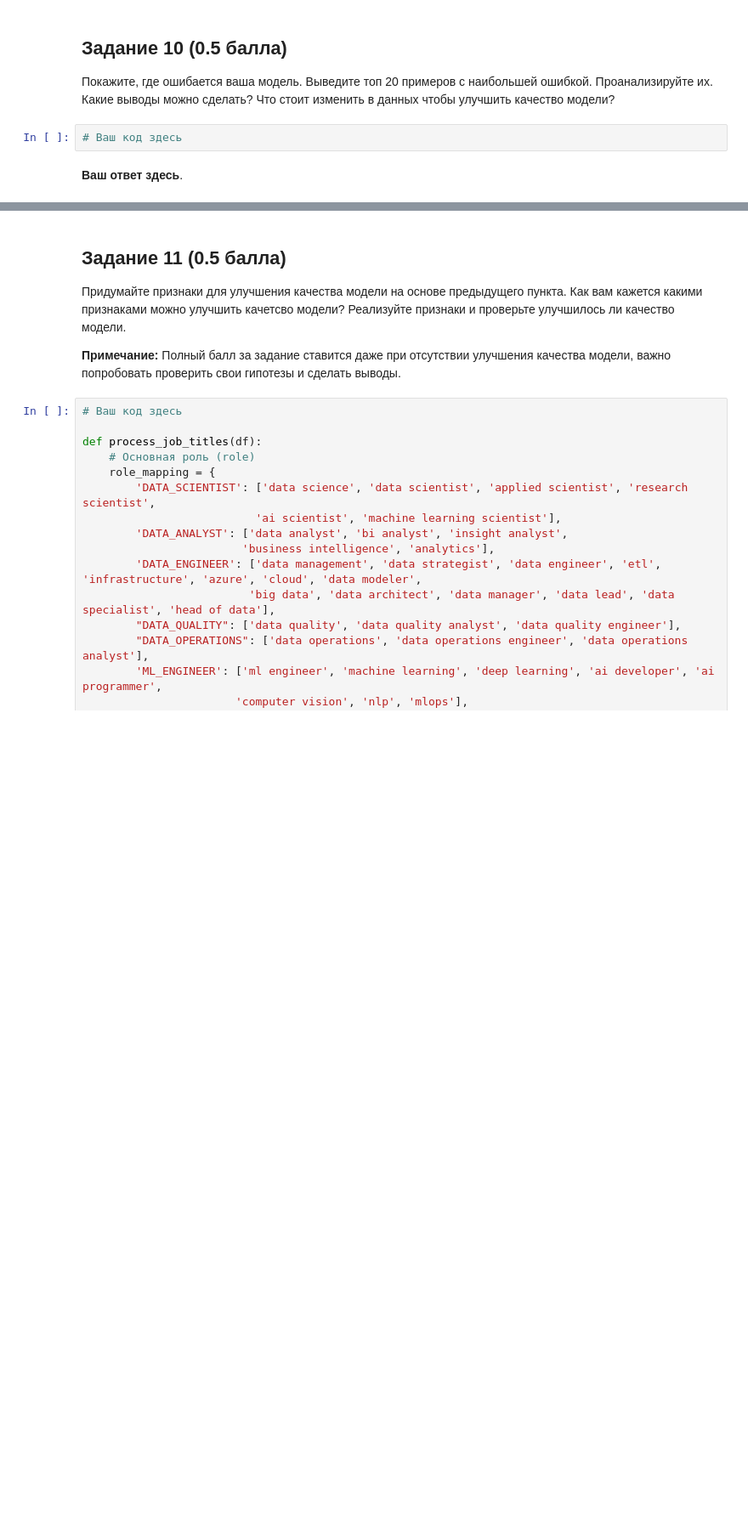
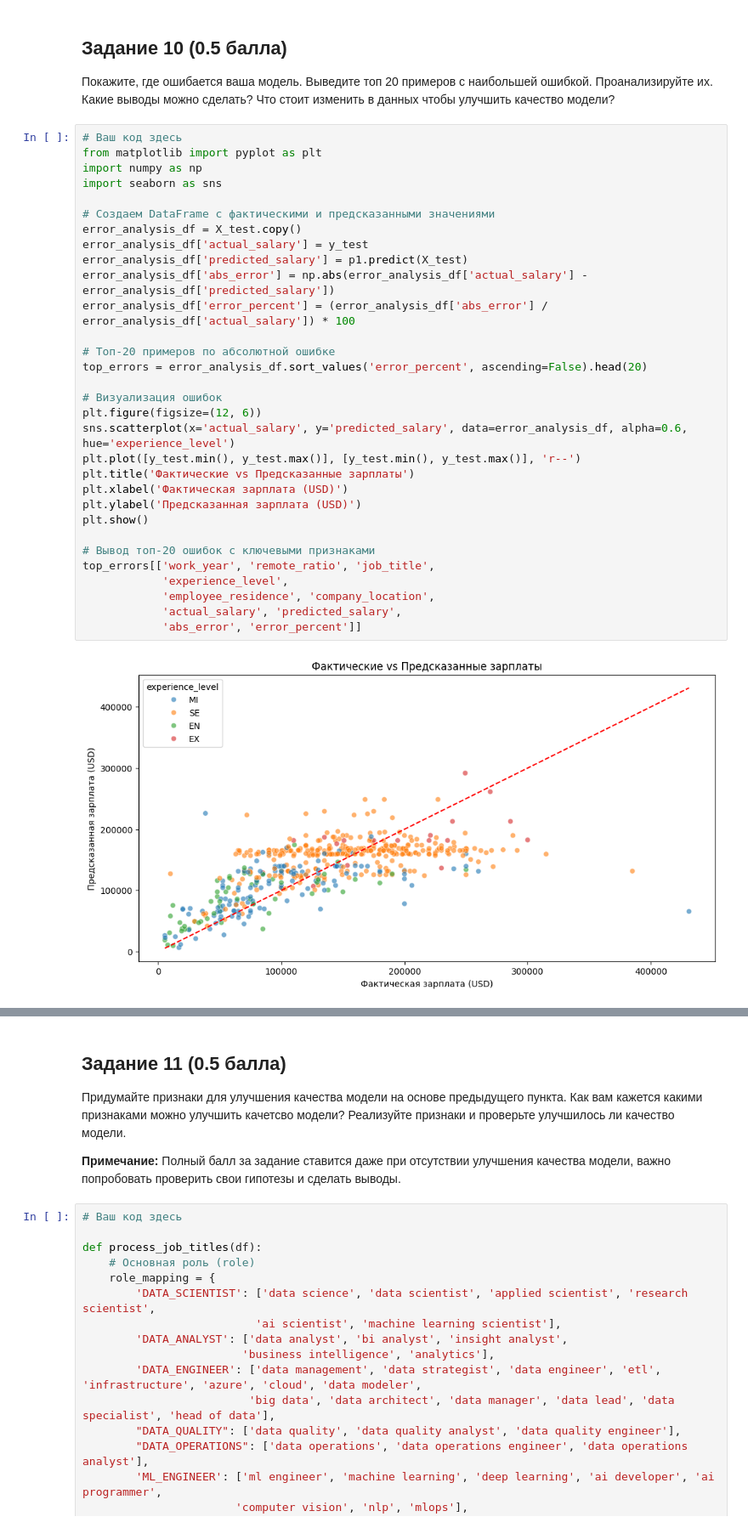
Before and after one commit to psaw/hse-ai24-ml, a Jupyter notebook: hw-5/AI_HW5_boosting_base.ipynb, the cells around one changed output, grey strips where cells are left out. Shown at 85% size. Cells and saved outputs as stored; diff of their text form; blank space fills up the shorter version.

```diff
--- a/hw-5/AI_HW5_boosting_base.ipynb
+++ b/hw-5/AI_HW5_boosting_base.ipynb
@@ -452,7 +563,36 @@ RMSE: 62433.34798150249
 ## **Задание 10 (0.5 балла)**
 
 Покажите, где ошибается ваша модель. Выведите топ 20 примеров с наибольшей ошибкой. Проанализируйте их. Какие выводы можно сделать? Что стоит изменить в данных чтобы улучшить качество модели?
-# %%
-# Ваш код здесь
-# %% [markdown]
-**Ваш ответ здесь**.
+# %%
+# Ваш код здесь
+from matplotlib import pyplot as plt
+import numpy as np
+import seaborn as sns
+
+# Создаем DataFrame с фактическими и предсказанными значениями
+error_analysis_df = X_test.copy()
+error_analysis_df['actual_salary'] = y_test
+error_analysis_df['predicted_salary'] = p1.predict(X_test)
+error_analysis_df['abs_error'] = np.abs(error_analysis_df['actual_salary'] - error_analysis_df['predicted_salary'])
+error_analysis_df['error_percent'] = (error_analysis_df['abs_error'] / error_analysis_df['actual_salary']) * 100
+
+# Топ-20 примеров по абсолютной ошибке
+top_errors = error_analysis_df.sort_values('error_percent', ascending=False).head(20)
+
+# Визуализация ошибок
+plt.figure(figsize=(12, 6))
+sns.scatterplot(x='actual_salary', y='predicted_salary', data=error_analysis_df, alpha=0.6, hue='experience_level')
+plt.plot([y_test.min(), y_test.max()], [y_test.min(), y_test.max()], 'r--')
+plt.title('Фактические vs Предсказанные зарплаты')
+plt.xlabel('Фактическая зарплата (USD)')
+plt.ylabel('Предсказанная зарплата (USD)')
+plt.show()
+
+# Вывод топ-20 ошибок с ключевыми признаками
+top_errors[['work_year', 'remote_ratio', 'job_title',
+            'experience_level',
+            'employee_residence', 'company_location',
+            'actual_salary', 'predicted_salary',
+            'abs_error', 'error_percent']]
+# %% [output]
+[figure, added]
```
Also changed, not shown: parts of 15 cells of this notebook.
